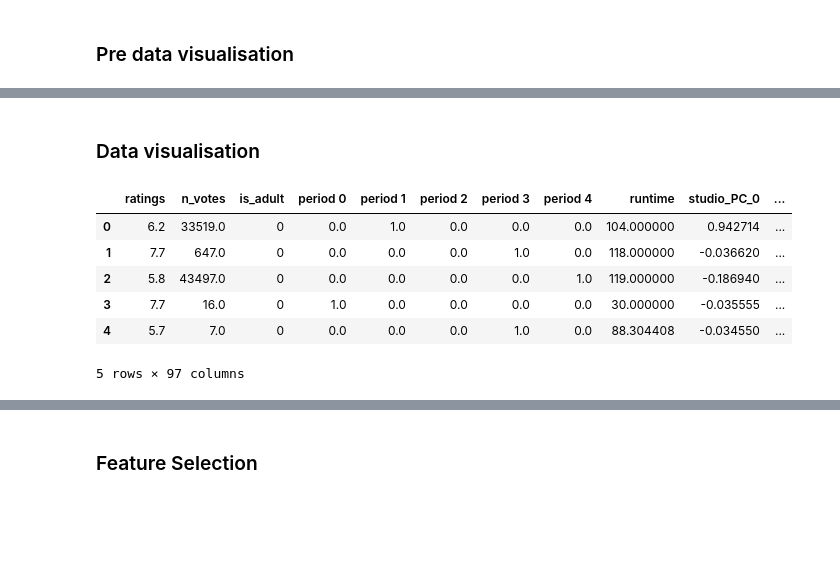
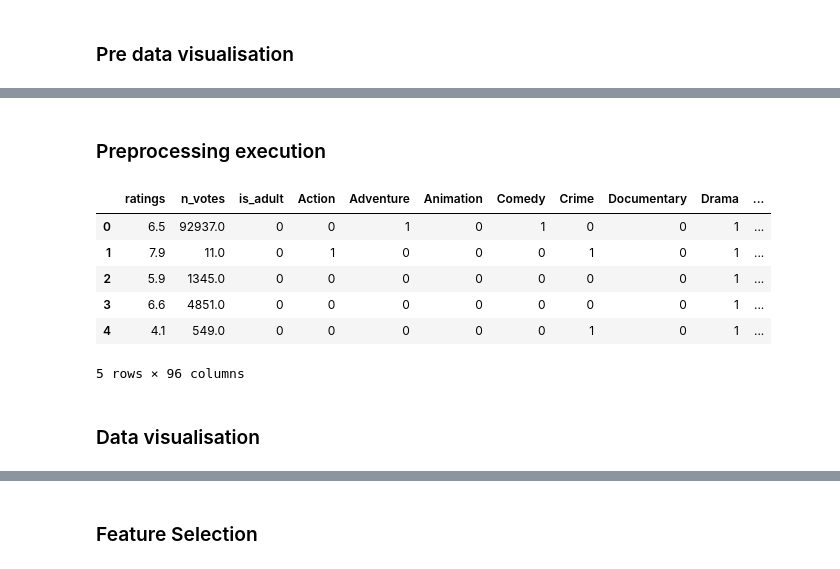
Before and after one commit to robinp12/Machine-Learning-Project-Predicting-a-film-s-gross-revenue, a Jupyter notebook: P1.ipynb, the cells around one changed output, grey strips where cells are left out. Drawn from its saved outputs; the diff is of its cells as text; code cells hidden in the pictures; blank space fills up the shorter version.

```diff
--- a/P1.ipynb
+++ b/P1.ipynb
@@ -226,0 +252,2 @@ data[["img_embedding_PC_{}".format(i) for i in range(output_dim)]] = output
+# %% [markdown]
+### Preprocessing execution
@@ -227,14 +270,14 @@ data[["img_embedding_PC_{}".format(i) for i in range(output_dim)]] = output
+# %%
+preprocessed_data.head()
+# %% [output]
+|  | ratings | n_votes | is_adult | Action | Adventure | Animation | Comedy | Crime | Documentary | Drama | ... |
+| 0 | 6.5 | 92937.0 | 0 | 0 | 1 | 0 | 1 | 0 | 0 | 1 | ... |
+| 1 | 7.9 | 11.0 | 0 | 1 | 0 | 0 | 0 | 1 | 0 | 1 | ... |
+| 2 | 5.9 | 1345.0 | 0 | 0 | 0 | 0 | 0 | 0 | 0 | 1 | ... |
+| 3 | 6.6 | 4851.0 | 0 | 0 | 0 | 0 | 0 | 0 | 0 | 1 | ... |
+| 4 | 4.1 | 549.0 | 0 | 0 | 0 | 0 | 0 | 1 | 0 | 1 | ... |
+5 rows × 96 columns
 # %% [markdown]
 ### Data visualisation
-# %%
-data.head()
-# %% [output]
-|  | ratings | n_votes | is_adult | period 0 | period 1 | period 2 | period 3 | period 4 | runtime | studio_PC_0 | ... |
-| 0 | 6.2 | 33519.0 | 0 | 0.0 | 1.0 | 0.0 | 0.0 | 0.0 | 104.000000 | 0.942714 | ... |
-| 1 | 7.7 | 647.0 | 0 | 0.0 | 0.0 | 0.0 | 1.0 | 0.0 | 118.000000 | -0.036620 | ... |
-| 2 | 5.8 | 43497.0 | 0 | 0.0 | 0.0 | 0.0 | 0.0 | 1.0 | 119.000000 | -0.186940 | ... |
-| 3 | 7.7 | 16.0 | 0 | 1.0 | 0.0 | 0.0 | 0.0 | 0.0 | 30.000000 | -0.035555 | ... |
-| 4 | 5.7 | 7.0 | 0 | 0.0 | 0.0 | 0.0 | 1.0 | 0.0 | 88.304408 | -0.034550 | ... |
-5 rows × 97 columns
 # %%
 plt.figure(figsize=(12,8))
```
Also changed, not shown: parts of 20 cells of this notebook.
